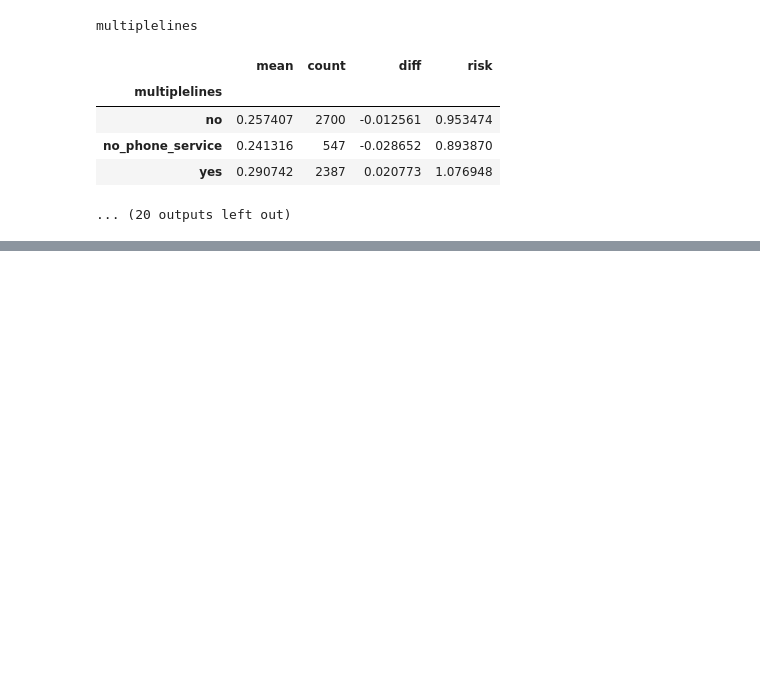
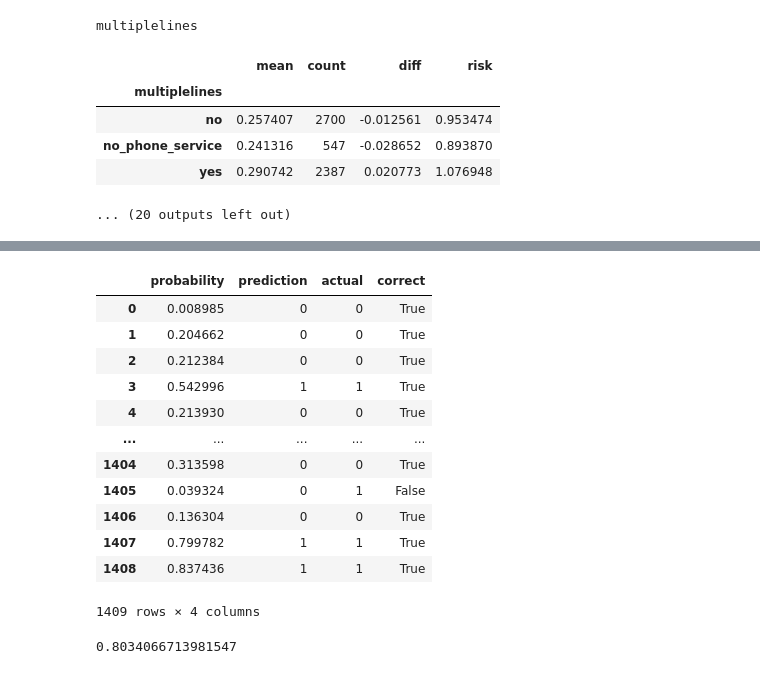
Before and after one commit to MuhammadAwon/ml-engineering, a Jupyter notebook: 03-classification/chrun-prediction.ipynb, the cells around one changed output, grey strips where cells are left out. Saved outputs shown, nothing was run; the diff lists cells and outputs as text; code cells hidden in the pictures; blank space fills up the shorter version.

```diff
--- a/03-classification/chrun-prediction.ipynb
+++ b/03-classification/chrun-prediction.ipynb
@@ -427,0 +652,6 @@ multiplelines
+# %%
+# Instantiate the model
+model = LogisticRegression()
+
+# Train the model
+model.fit(X_train, y_train)
@@ -427,0 +680,8 @@ multiplelines
+# %%
+# Make soft predictions (return probability between both labels)
+y_pred = model.predict_proba(X_val)[:, 1] # we are only interested in second column (i.e., positive class)
+# %%
+# Set threshold (greater or equal to 0.5) as positive class
+# for 'y_pred'
+churn_decision = (y_pred >= 0.5).astype(int) # turn bool values to integers
+churn_decision
@@ -427,0 +696,7 @@ multiplelines
+# %%
+# Create prediction dataframe for easy comparison with 'y_val'
+df_pred = pd.DataFrame({'probability': y_pred,
+                       'prediction': churn_decision,
+                       'actual': y_val})
+
+df_pred
@@ -427,0 +717,23 @@ multiplelines
+# %%
+# Create column of correct values
+df_pred['correct'] = df_pred.prediction == df_pred.actual
+df_pred
+# %% [output]
+|  | probability | prediction | actual | correct |
+| 0 | 0.008985 | 0 | 0 | True |
+| 1 | 0.204662 | 0 | 0 | True |
+| 2 | 0.212384 | 0 | 0 | True |
+| 3 | 0.542996 | 1 | 1 | True |
+| 4 | 0.213930 | 0 | 0 | True |
+| ... | ... | ... | ... | ... |
+| 1404 | 0.313598 | 0 | 0 | True |
+| 1405 | 0.039324 | 0 | 1 | False |
+| 1406 | 0.136304 | 0 | 0 | True |
+| 1407 | 0.799782 | 1 | 1 | True |
+| 1408 | 0.837436 | 1 | 1 | True |
+1409 rows × 4 columns
+# %%
+# Calculate accuracy on the 'correct' columns (which is same we have done earlier)
+df_pred['correct'].mean()
+# %% [output]
+0.8034066713981547
```
Also changed, not shown: parts of 79 cells of this notebook, 1 other file.
